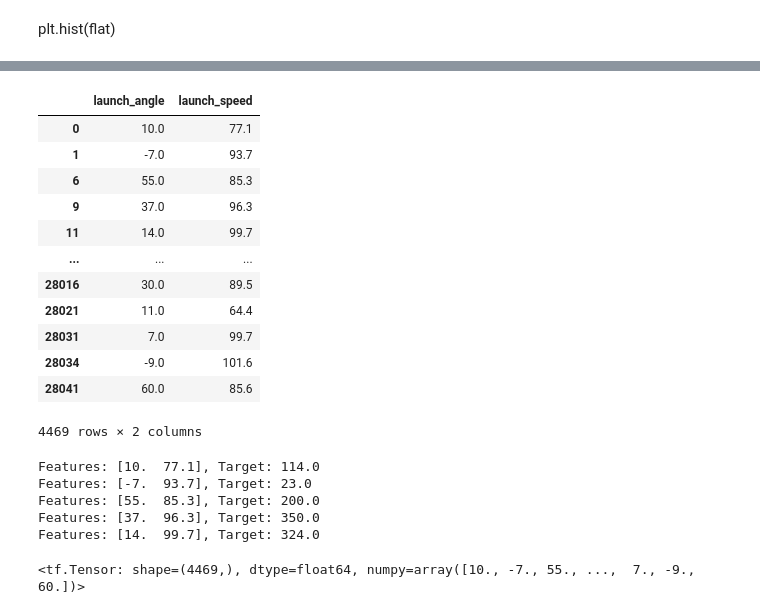
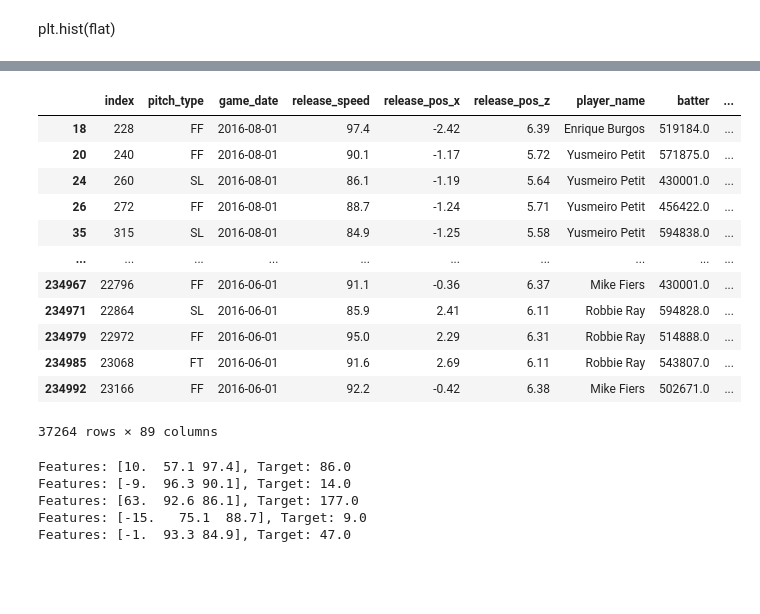
Before and after one commit to Am3ra/baseball, a Jupyter notebook: Baseball.ipynb, the cells around one changed output, grey strips where cells are left out. Cells and saved outputs as stored; diff of their text form; code cells hidden in the pictures; blank space fills up the shorter version.

```diff
--- a/Baseball.ipynb
+++ b/Baseball.ipynb
@@ -231,6 +223,6 @@ from pybaseball import statcast
 data = statcast('2017-07-04')
 
 #get data for the first seven days of August in 2016
-data = statcast('2016-08-01', '2016-08-07')
+data = statcast('2016-07-01', '2016-08-01')
 # %% [output]
 This is a large query, it may take a moment to complete
@@ -259,39 +242,40 @@ copy.columns.tolist()
 # %%
-copy = data
-copy = copy[copy['launch_angle'].notna()]
+copy = data.copy()
 copy = copy[copy['launch_speed'].notna()]
 copy = copy[copy['hit_distance_sc'].notna()]
+copy = copy[copy['launch_angle'].notna()]
+copy = copy[copy['release_speed'].notna()]
+# # copy = copy[copy['spin_dir'].notna()]
 
 target = copy.pop('hit_distance_sc')
-input_data = copy[['launch_angle','launch_speed']]
-input_data
+input_data = copy[['launch_angle','launch_speed','release_speed']]
+# input_data
+copy
 # %% [output]
-|  | launch_angle | launch_speed |
-| 0 | 10.0 | 77.1 |
-| 1 | -7.0 | 93.7 |
-| 6 | 55.0 | 85.3 |
-| 9 | 37.0 | 96.3 |
-| 11 | 14.0 | 99.7 |
-| ... | ... | ... |
-| 28016 | 30.0 | 89.5 |
-| 28021 | 11.0 | 64.4 |
-| 28031 | 7.0 | 99.7 |
-| 28034 | -9.0 | 101.6 |
-| 28041 | 60.0 | 85.6 |
+|  | index | pitch_type | game_date | release_speed | release_pos_x | release_pos_z | player_name | batter | ... |
+| 18 | 228 | FF | 2016-08-01 | 97.4 | -2.42 | 6.39 | Enrique Burgos | 519184.0 | ... |
+| 20 | 240 | FF | 2016-08-01 | 90.1 | -1.17 | 5.72 | Yusmeiro Petit | 571875.0 | ... |
+| 24 | 260 | SL | 2016-08-01 | 86.1 | -1.19 | 5.64 | Yusmeiro Petit | 430001.0 | ... |
+| 26 | 272 | FF | 2016-08-01 | 88.7 | -1.24 | 5.71 | Yusmeiro Petit | 456422.0 | ... |
+| 35 | 315 | SL | 2016-08-01 | 84.9 | -1.25 | 5.58 | Yusmeiro Petit | 594838.0 | ... |
+| ... | ... | ... | ... | ... | ... | ... | ... | ... | ... |
+| 234967 | 22796 | FF | 2016-06-01 | 91.1 | -0.36 | 6.37 | Mike Fiers | 430001.0 | ... |
+| 234971 | 22864 | SL | 2016-06-01 | 85.9 | 2.41 | 6.11 | Robbie Ray | 594828.0 | ... |
+| 234979 | 22972 | FF | 2016-06-01 | 95.0 | 2.29 | 6.31 | Robbie Ray | 514888.0 | ... |
+| 234985 | 23068 | FT | 2016-06-01 | 91.6 | 2.69 | 6.11 | Robbie Ray | 543807.0 | ... |
+| 234992 | 23166 | FF | 2016-06-01 | 92.2 | -0.42 | 6.38 | Mike Fiers | 502671.0 | ... |
-4469 rows × 2 columns
+37264 rows × 89 columns
 # %%
 dataset = tf.data.Dataset.from_tensor_slices((input_data.values, target.values))
 
 for feat, targ in dataset.take(5):
   print('Features: {}, Target: {}'.format(feat, targ))
 # %% [output]
-Features: [10.  77.1], Target: 114.0
-Features: [-7.  93.7], Target: 23.0
-Features: [55.  85.3], Target: 200.0
-Features: [37.  96.3], Target: 350.0
-Features: [14.  99.7], Target: 324.0
+Features: [10.  57.1 97.4], Target: 86.0
+Features: [-9.  96.3 90.1], Target: 14.0
+Features: [63.  92.6 86.1], Target: 177.0
+Features: [-15.   75.1  88.7], Target: 9.0
+Features: [-1.  93.3 84.9], Target: 47.0
 # %%
 tf.constant(copy['launch_angle'])
-# %% [output]
-<tf.Tensor: shape=(4469,), dtype=float64, numpy=array([10., -7., 55., ...,  7., -9., 60.])>
 # %%
```
Also changed, not shown: parts of 27 cells of this notebook.
